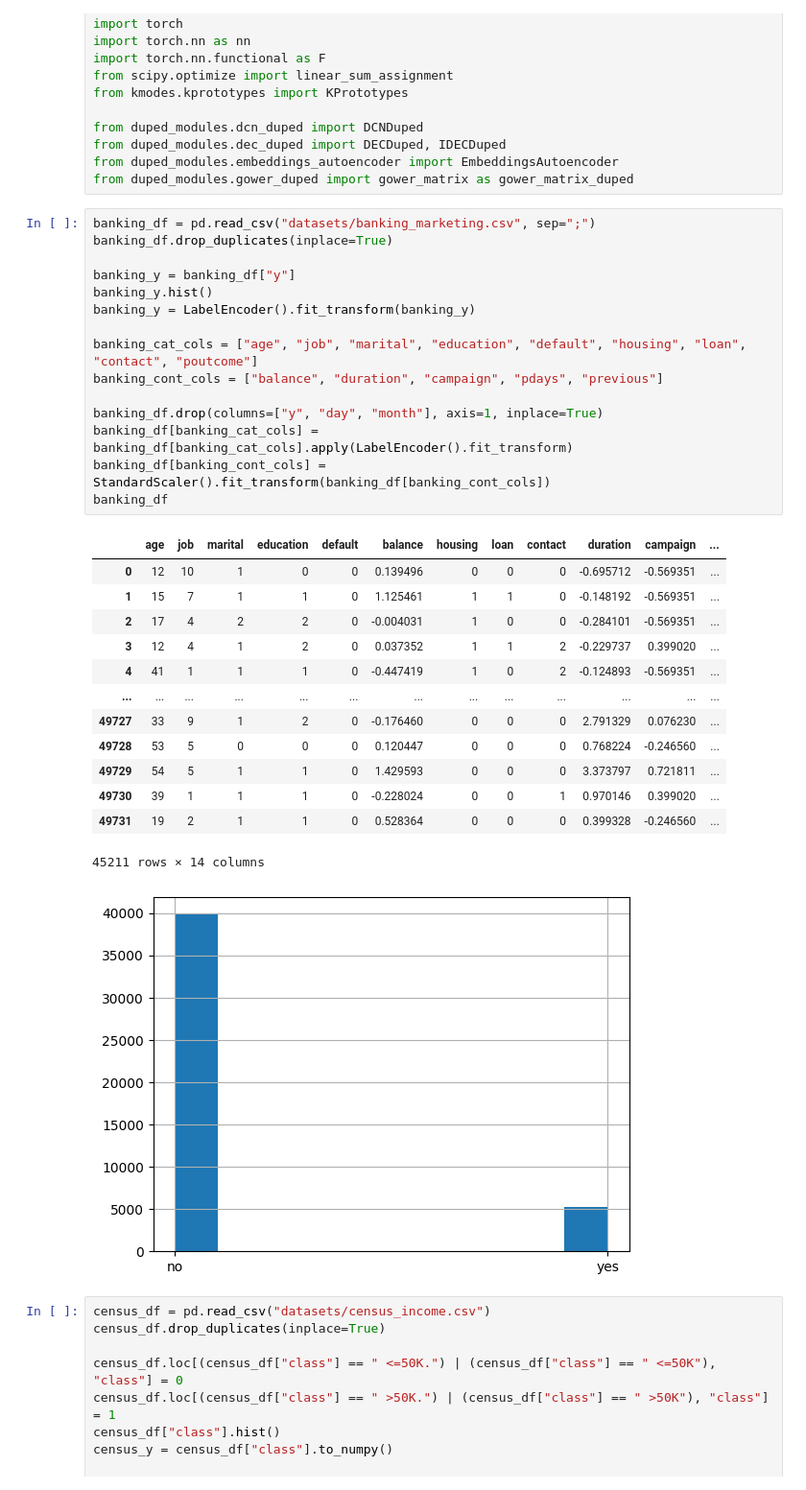
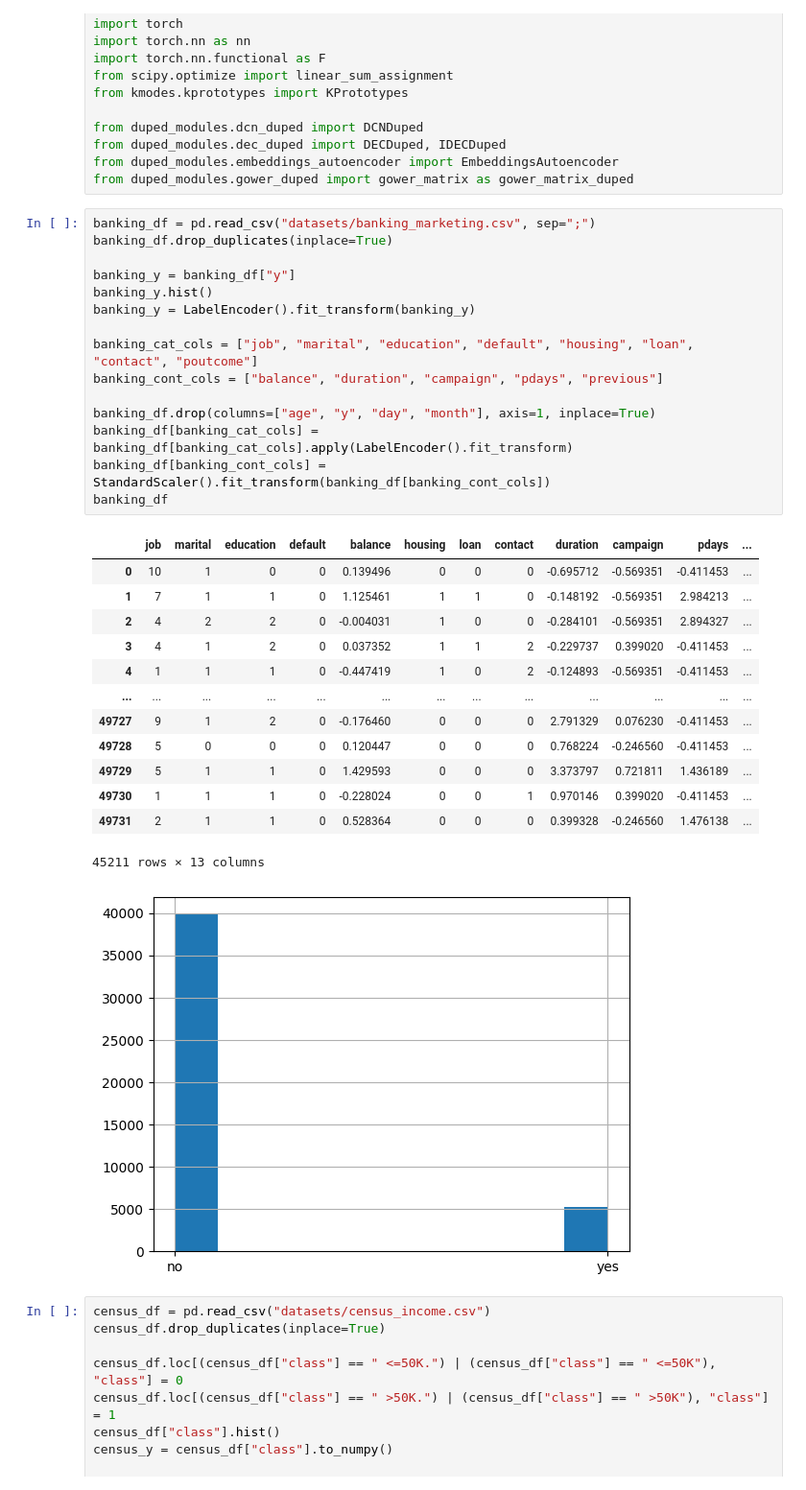
Before and after one commit to jaanisfehling/attention-mixed-type-clustering, a Jupyter notebook: comparison.ipynb, the cells around one changed output. Shown: that part at 96% size. Drawn from its saved outputs; the diff is of its cells as text.

```diff
--- a/comparison.ipynb
+++ b/comparison.ipynb
@@ -19,32 +19,32 @@ from duped_modules.gower_duped import gower_matrix as gower_matrix_duped
 # %%
 banking_df = pd.read_csv("datasets/banking_marketing.csv", sep=";")
 banking_df.drop_duplicates(inplace=True)
 
 banking_y = banking_df["y"]
 banking_y.hist()
 banking_y = LabelEncoder().fit_transform(banking_y)
 
-banking_cat_cols = ["age", "job", "marital", "education", "default", "housing", "loan", "contact", "poutcome"]
+banking_cat_cols = ["job", "marital", "education", "default", "housing", "loan", "contact", "poutcome"]
 banking_cont_cols = ["balance", "duration", "campaign", "pdays", "previous"]
 
-banking_df.drop(columns=["y", "day", "month"], axis=1, inplace=True)
+banking_df.drop(columns=["age", "y", "day", "month"], axis=1, inplace=True)
 banking_df[banking_cat_cols] = banking_df[banking_cat_cols].apply(LabelEncoder().fit_transform)
 banking_df[banking_cont_cols] = StandardScaler().fit_transform(banking_df[banking_cont_cols])
 banking_df
 # %% [output]
-|  | age | job | marital | education | default | balance | housing | loan | contact | duration | campaign | ... |
-| 0 | 12 | 10 | 1 | 0 | 0 | 0.139496 | 0 | 0 | 0 | -0.695712 | -0.569351 | ... |
-| 1 | 15 | 7 | 1 | 1 | 0 | 1.125461 | 1 | 1 | 0 | -0.148192 | -0.569351 | ... |
-| 2 | 17 | 4 | 2 | 2 | 0 | -0.004031 | 1 | 0 | 0 | -0.284101 | -0.569351 | ... |
-| 3 | 12 | 4 | 1 | 2 | 0 | 0.037352 | 1 | 1 | 2 | -0.229737 | 0.399020 | ... |
-| 4 | 41 | 1 | 1 | 1 | 0 | -0.447419 | 1 | 0 | 2 | -0.124893 | -0.569351 | ... |
+|  | job | marital | education | default | balance | housing | loan | contact | duration | campaign | pdays | ... |
+| 0 | 10 | 1 | 0 | 0 | 0.139496 | 0 | 0 | 0 | -0.695712 | -0.569351 | -0.411453 | ... |
+| 1 | 7 | 1 | 1 | 0 | 1.125461 | 1 | 1 | 0 | -0.148192 | -0.569351 | 2.984213 | ... |
+| 2 | 4 | 2 | 2 | 0 | -0.004031 | 1 | 0 | 0 | -0.284101 | -0.569351 | 2.894327 | ... |
+| 3 | 4 | 1 | 2 | 0 | 0.037352 | 1 | 1 | 2 | -0.229737 | 0.399020 | -0.411453 | ... |
+| 4 | 1 | 1 | 1 | 0 | -0.447419 | 1 | 0 | 2 | -0.124893 | -0.569351 | -0.411453 | ... |
 | ... | ... | ... | ... | ... | ... | ... | ... | ... | ... | ... | ... | ... |
-| 49727 | 33 | 9 | 1 | 2 | 0 | -0.176460 | 0 | 0 | 0 | 2.791329 | 0.076230 | ... |
-| 49728 | 53 | 5 | 0 | 0 | 0 | 0.120447 | 0 | 0 | 0 | 0.768224 | -0.246560 | ... |
-| 49729 | 54 | 5 | 1 | 1 | 0 | 1.429593 | 0 | 0 | 0 | 3.373797 | 0.721811 | ... |
-| 49730 | 39 | 1 | 1 | 1 | 0 | -0.228024 | 0 | 0 | 1 | 0.970146 | 0.399020 | ... |
-| 49731 | 19 | 2 | 1 | 1 | 0 | 0.528364 | 0 | 0 | 0 | 0.399328 | -0.246560 | ... |
+| 49727 | 9 | 1 | 2 | 0 | -0.176460 | 0 | 0 | 0 | 2.791329 | 0.076230 | -0.411453 | ... |
+| 49728 | 5 | 0 | 0 | 0 | 0.120447 | 0 | 0 | 0 | 0.768224 | -0.246560 | -0.411453 | ... |
+| 49729 | 5 | 1 | 1 | 0 | 1.429593 | 0 | 0 | 0 | 3.373797 | 0.721811 | 1.436189 | ... |
+| 49730 | 1 | 1 | 1 | 0 | -0.228024 | 0 | 0 | 1 | 0.970146 | 0.399020 | -0.411453 | ... |
+| 49731 | 2 | 1 | 1 | 0 | 0.528364 | 0 | 0 | 0 | 0.399328 | -0.246560 | 1.476138 | ... |
-45211 rows × 14 columns
+45211 rows × 13 columns
 [figure]
 # %%
 census_df = pd.read_csv("datasets/census_income.csv")
```
Also changed, not shown: parts of 18 cells of this notebook.
